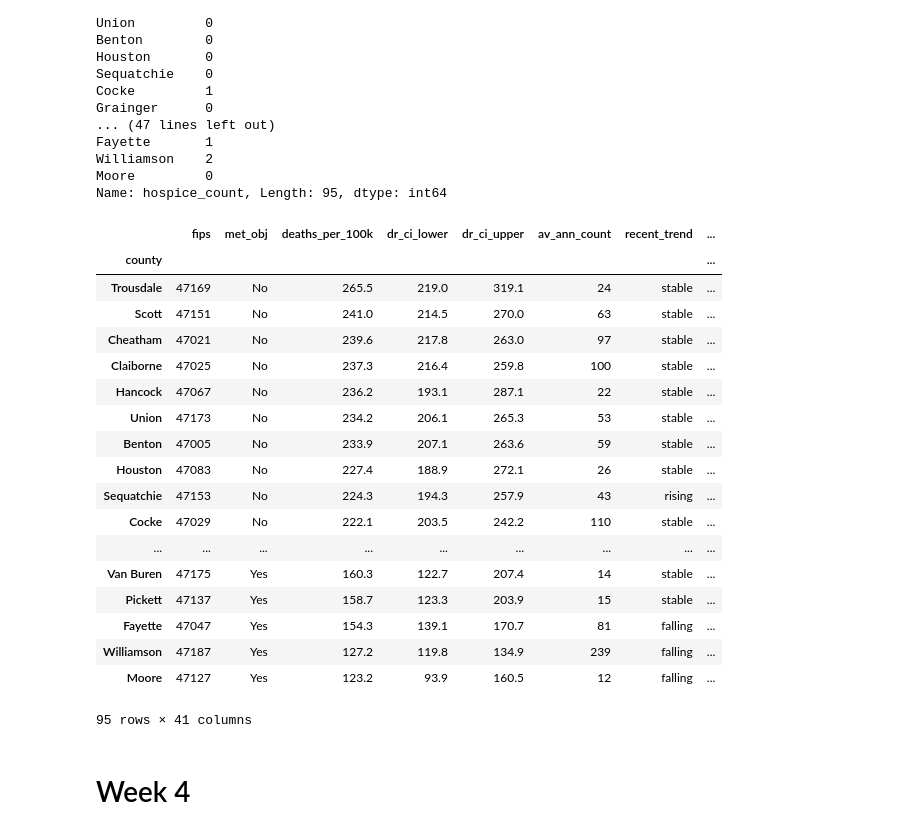
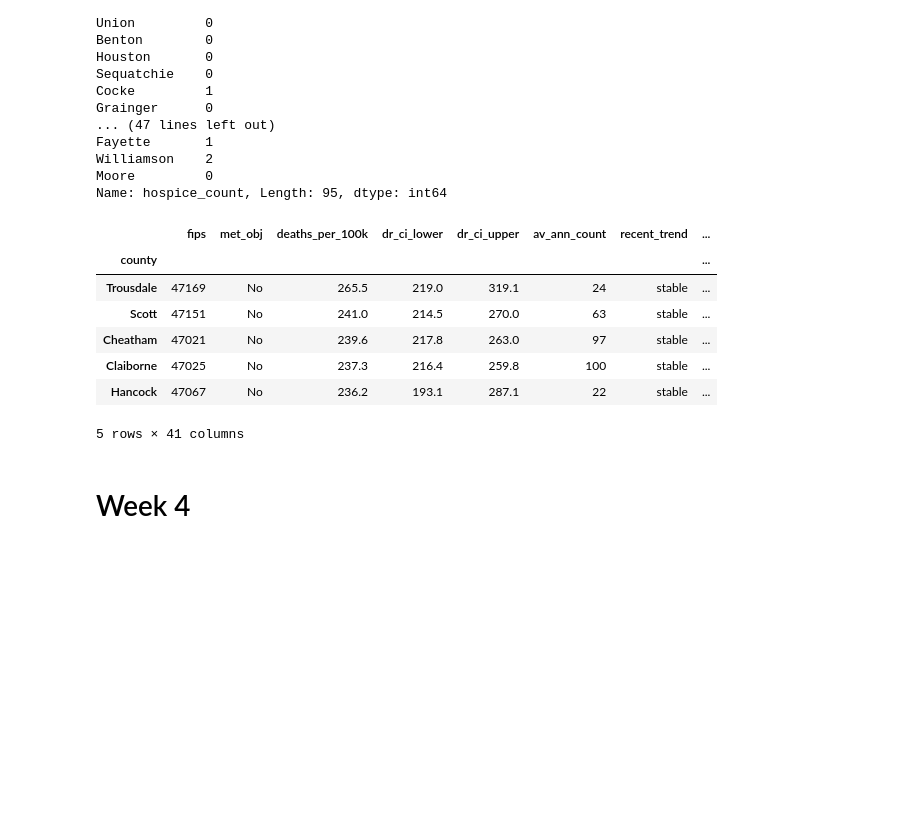
Before and after one commit to praelfj/vanderbilt-aspire-data-essentials, a Jupyter notebook: week_3_and_onward_notebook.ipynb, the cells around one changed output. Drawn from its saved outputs; the diff is of its cells as text; code cells hidden in the pictures; blank space fills up the shorter version.

```diff
--- a/week_3_and_onward_notebook.ipynb
+++ b/week_3_and_onward_notebook.ipynb
@@ -238,27 +221,16 @@ Name: hospice_count, Length: 95, dtype: int64
 # %%
 #rename df for convinience going forward
 pch_df = pop_cancer_hospice_df
-pch_df
+pch_df.head()
 # %% [output]
 |  | fips | met_obj | deaths_per_100k | dr_ci_lower | dr_ci_upper | av_ann_count | recent_trend | ... |
 | county |  |  |  |  |  |  |  | ... |
 | Trousdale | 47169 | No | 265.5 | 219.0 | 319.1 | 24 | stable | ... |
 | Scott | 47151 | No | 241.0 | 214.5 | 270.0 | 63 | stable | ... |
 | Cheatham | 47021 | No | 239.6 | 217.8 | 263.0 | 97 | stable | ... |
 | Claiborne | 47025 | No | 237.3 | 216.4 | 259.8 | 100 | stable | ... |
 | Hancock | 47067 | No | 236.2 | 193.1 | 287.1 | 22 | stable | ... |
-| Union | 47173 | No | 234.2 | 206.1 | 265.3 | 53 | stable | ... |
-| Benton | 47005 | No | 233.9 | 207.1 | 263.6 | 59 | stable | ... |
-| Houston | 47083 | No | 227.4 | 188.9 | 272.1 | 26 | stable | ... |
-| Sequatchie | 47153 | No | 224.3 | 194.3 | 257.9 | 43 | rising | ... |
-| Cocke | 47029 | No | 222.1 | 203.5 | 242.2 | 110 | stable | ... |
-| ... | ... | ... | ... | ... | ... | ... | ... | ... |
-| Van Buren | 47175 | Yes | 160.3 | 122.7 | 207.4 | 14 | stable | ... |
-| Pickett | 47137 | Yes | 158.7 | 123.3 | 203.9 | 15 | stable | ... |
-| Fayette | 47047 | Yes | 154.3 | 139.1 | 170.7 | 81 | falling | ... |
-| Williamson | 47187 | Yes | 127.2 | 119.8 | 134.9 | 239 | falling | ... |
-| Moore | 47127 | Yes | 123.2 | 93.9 | 160.5 | 12 | falling | ... |
-95 rows × 41 columns
+5 rows × 41 columns
 # %% [markdown]
 # Week 4
 # %%
```
Also changed, not shown: parts of 4 cells of this notebook.
